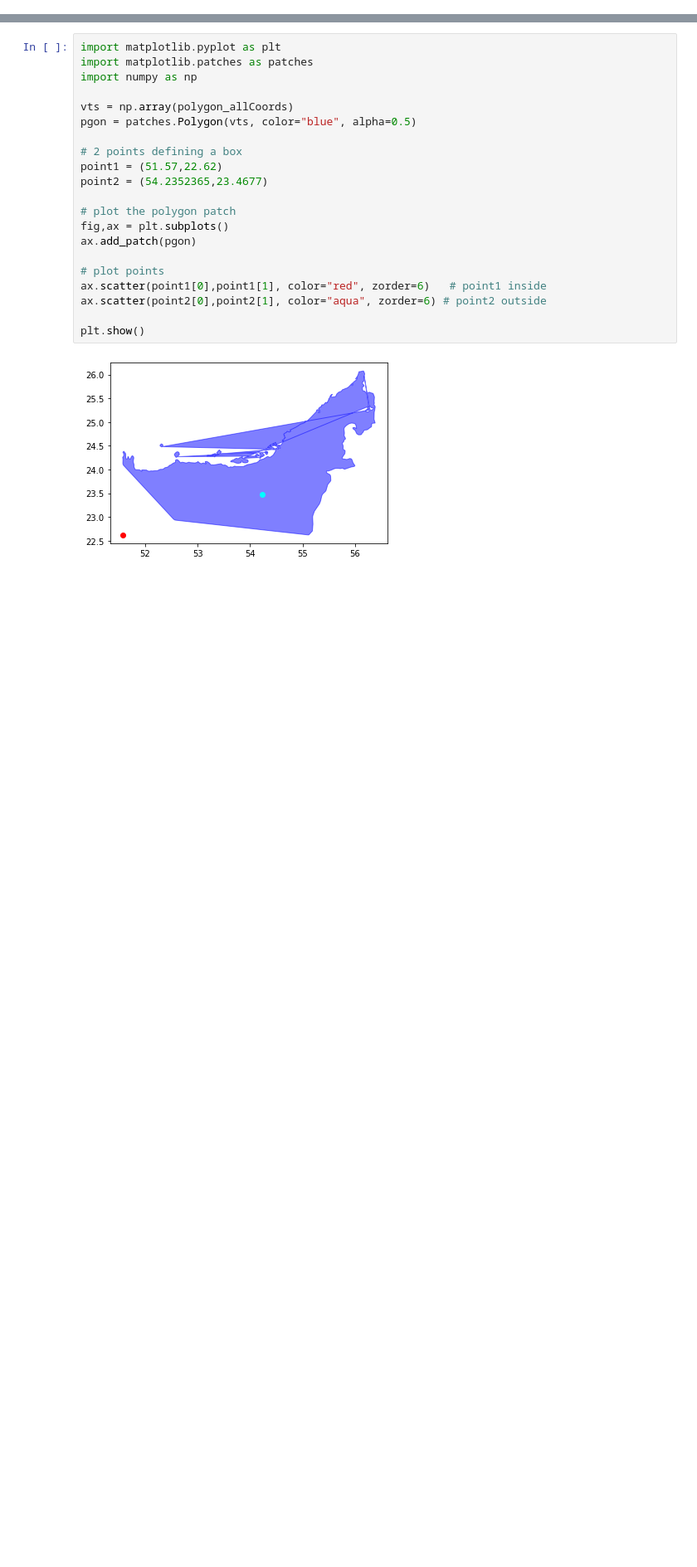
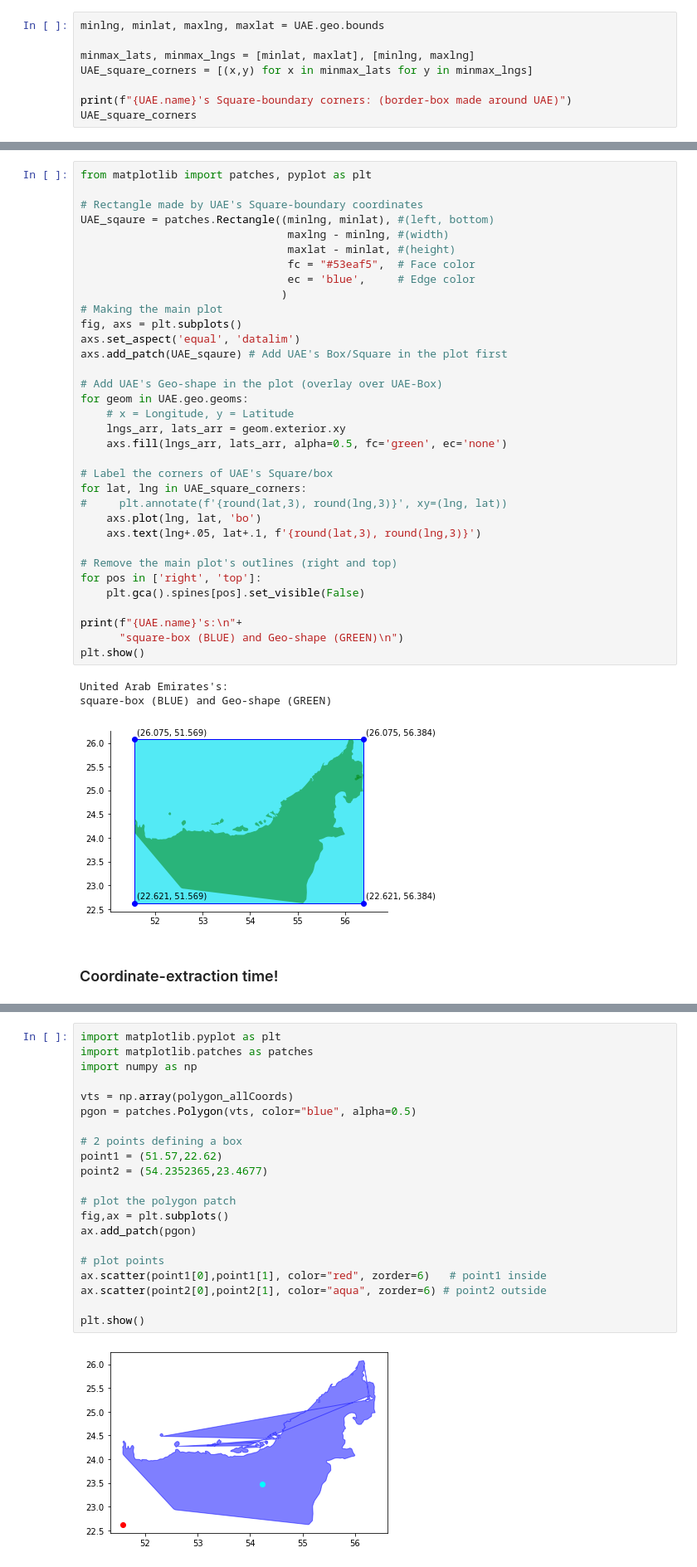
Before and after one commit to FaarisRazi/Python-Daily, a Jupyter notebook: Fun with Countries/country_polygon_coords.ipynb, the cells around one changed output, grey strips where cells are left out. Shown at 83% size. Saved outputs shown, nothing was run; the diff lists cells and outputs as text; blank space fills up the shorter version.

```diff
--- a/Fun with Countries/country_polygon_coords.ipynb
+++ b/Fun with Countries/country_polygon_coords.ipynb
@@ -130,0 +34,8 @@ KeyboardInterrupt:
+# %%
+minlng, minlat, maxlng, maxlat = UAE.geo.bounds
+
+minmax_lats, minmax_lngs = [minlat, maxlat], [minlng, maxlng]
+UAE_square_corners = [(x,y) for x in minmax_lats for y in minmax_lngs]
+
+print(f"{UAE.name}'s Square-boundary corners: (border-box made around UAE)")
+UAE_square_corners
@@ -130,0 +51,40 @@ KeyboardInterrupt:
+# %%
+from matplotlib import patches, pyplot as plt
+
+# Rectangle made by UAE's Square-boundary coordinates
+UAE_sqaure = patches.Rectangle((minlng, minlat), #(left, bottom)
+                                maxlng - minlng, #(width)
+                                maxlat - minlat, #(height)
+                                fc = "#53eaf5",  # Face color
+                                ec = 'blue',     # Edge color
+                               )
+# Making the main plot
+fig, axs = plt.subplots()
+axs.set_aspect('equal', 'datalim')
+axs.add_patch(UAE_sqaure) # Add UAE's Box/Square in the plot first
+
+# Add UAE's Geo-shape in the plot (overlay over UAE-Box)
+for geom in UAE.geo.geoms:
+    # x = Longitude, y = Latitude
+    lngs_arr, lats_arr = geom.exterior.xy
+    axs.fill(lngs_arr, lats_arr, alpha=0.5, fc='green', ec='none')
+
+# Label the corners of UAE's Square/box
+for lat, lng in UAE_square_corners:
+#     plt.annotate(f'{round(lat,3), round(lng,3)}', xy=(lng, lat))
+    axs.plot(lng, lat, 'bo')
+    axs.text(lng+.05, lat+.1, f'{round(lat,3), round(lng,3)}')
+
+# Remove the main plot's outlines (right and top)
+for pos in ['right', 'top']:
+    plt.gca().spines[pos].set_visible(False)
+
+print(f"{UAE.name}'s:\n"+
+      "square-box (BLUE) and Geo-shape (GREEN)\n")
+plt.show()
+# %% [output]
+United Arab Emirates's:
+square-box (BLUE) and Geo-shape (GREEN)
+[figure, added]
+# %% [markdown]
+### Coordinate-extraction time!
```
Also changed, not shown: parts of 13 cells of this notebook.
